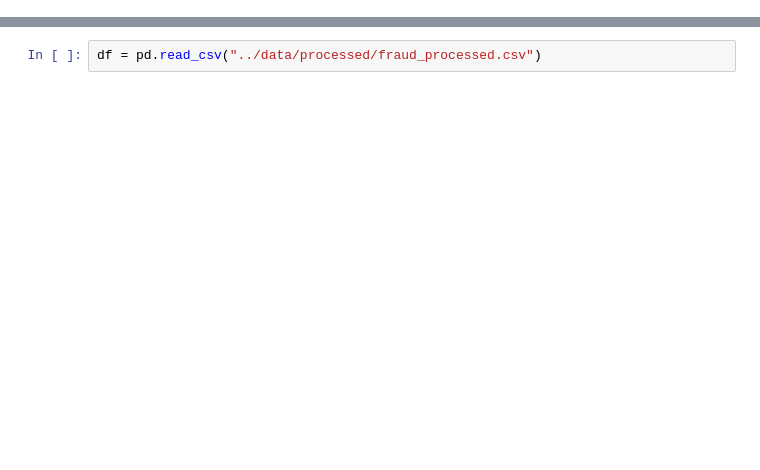
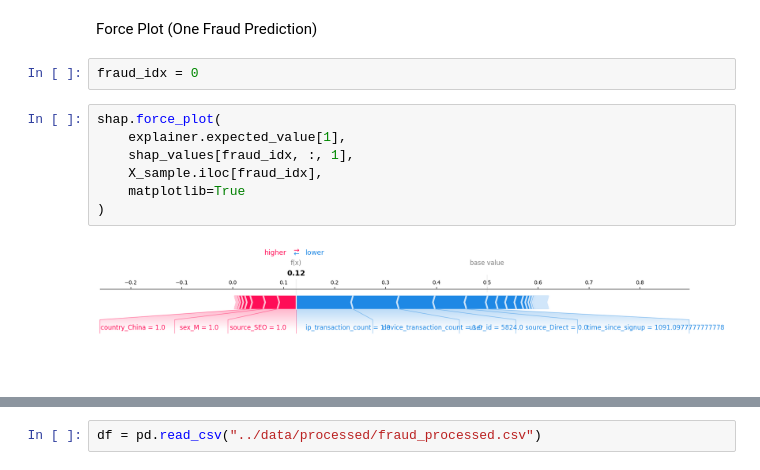
Before and after one commit to redietwogayehu/fraud-detection, a Jupyter notebook: notebooks/shap-explainability.ipynb, the cells around one changed output, grey strips where cells are left out. Saved outputs shown, nothing was run; the diff lists cells and outputs as text; blank space fills up the shorter version.

```diff
--- a/notebooks/shap-explainability.ipynb
+++ b/notebooks/shap-explainability.ipynb
@@ -34,0 +139,13 @@ rf_model = joblib.load(
+# %% [markdown]
+Force Plot (One Fraud Prediction)
+# %%
+fraud_idx = 0
+# %%
+shap.force_plot(
+    explainer.expected_value[1],
+    shap_values[fraud_idx, :, 1],
+    X_sample.iloc[fraud_idx],
+    matplotlib=True
+)
+# %% [output]
+[figure, added]
```
Also changed, not shown: parts of 65 cells of this notebook, 1 other file.
